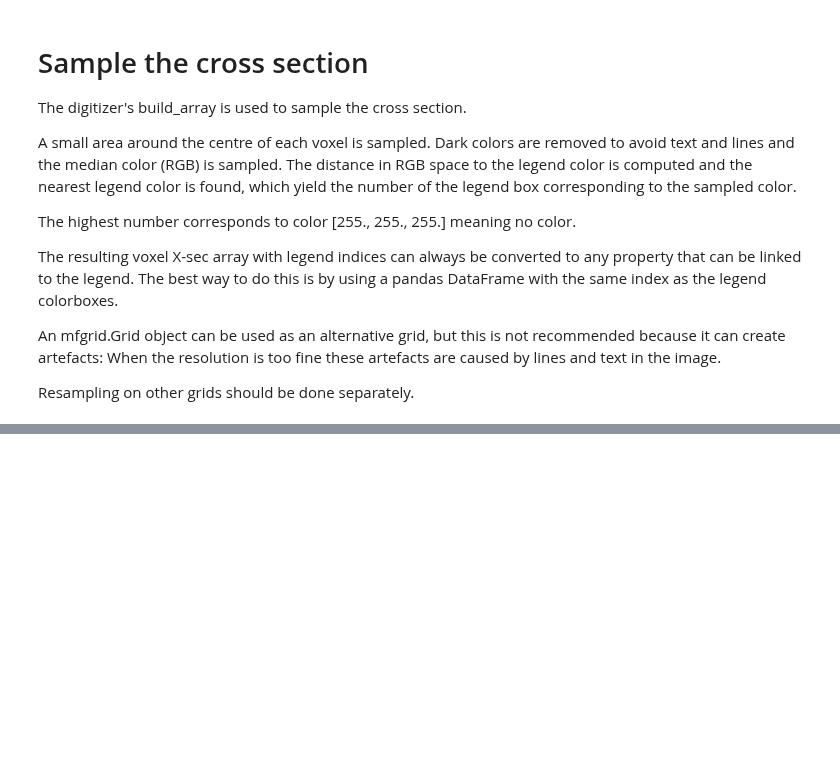
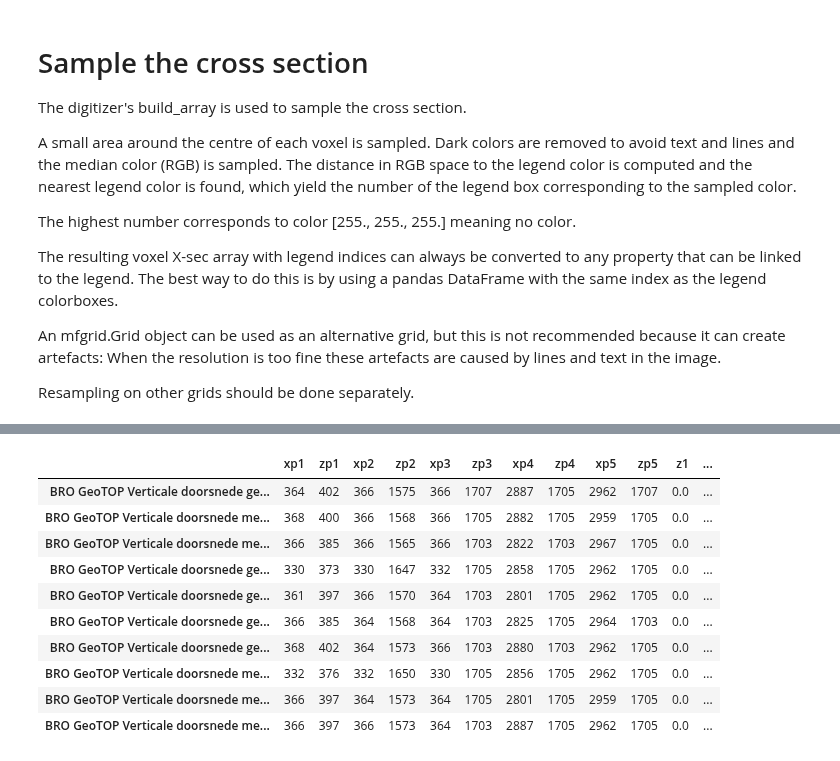
Before and after one commit to Olsthoorn/mf6lab, a Jupyter notebook: Projects/ARK_RWS/notebooks/ARK_fdm.ipynb, the cells around one changed output, grey strips where cells are left out. Saved outputs shown, nothing was run; the diff lists cells and outputs as text; code cells hidden in the pictures; blank space fills up the shorter version.

Commit message:
Working on sampling Geotop X-sections. Already got: colors, labels, extents. Still get an error in filling the legend index array.

```diff
--- a/Projects/ARK_RWS/notebooks/ARK_fdm.ipynb
+++ b/Projects/ARK_RWS/notebooks/ARK_fdm.ipynb
@@ -194,0 +375,36 @@ np.float64(249.86787992390975)
+# %%
+# --- Coordinates z1, z2, x1, x2 of the geotop cross sections
+wrld_axes = pd.DataFrame(data=np.array([
+                      [0.0, -45.0, -99.0, 0.0, 8400.0, 9999.0],
+                      [0.0, -45.0, -99.0, 0.0, 5600.0, 9999.0],
+                      [0.0, -45.0, -99.0, 0.0, 8250.0, 9999.0],
+                      [0.0, -48.0, -99.0, 0.0, 7000.0, 9999.0],
+                      [0.0, -45.0, -99.0, 0.0, 4800.0, 9999.0],
+                      [0.0, -45.0, -99.0, 0.0, 8250.0, 9999.0],
+                      [0.0, -45.0, -99.0, 0.0, 5600.0, 9999.0],
+                      [0.0, -48.0, -99.0, 0.0, 7000.0, 9999.0],
+                      [0.0, -45.0, -99.0, 0.0, 4800.0, 9999.0],
+                      [0.0, -45.0, -99.0, 0.0, 8400.0, 9999.0]
+                      ]),
+             index=db.keys(),
+             columns = ['z1', 'z2', 'z3', 'x1', 'x2', 'x3']
+)
+
+# --- Merge the two DataFrames
+for col in wrld_axes.columns:
+    extents[col] = wrld_axes[col]
+
+# --- Show the extents DataFrame
+extents
+# %% [output]
+|  | xp1 | zp1 | xp2 | zp2 | xp3 | zp3 | xp4 | zp4 | xp5 | zp5 | z1 | ... |
+| BRO GeoTOP Verticale doorsnede ge... | 364 | 402 | 366 | 1575 | 366 | 1707 | 2887 | 1705 | 2962 | 1707 | 0.0 | ... |
+| BRO GeoTOP Verticale doorsnede me... | 368 | 400 | 366 | 1568 | 366 | 1705 | 2882 | 1705 | 2959 | 1705 | 0.0 | ... |
+| BRO GeoTOP Verticale doorsnede me... | 366 | 385 | 366 | 1565 | 366 | 1703 | 2822 | 1703 | 2967 | 1705 | 0.0 | ... |
+| BRO GeoTOP Verticale doorsnede ge... | 330 | 373 | 330 | 1647 | 332 | 1705 | 2858 | 1705 | 2962 | 1705 | 0.0 | ... |
+| BRO GeoTOP Verticale doorsnede ge... | 361 | 397 | 366 | 1570 | 364 | 1703 | 2801 | 1705 | 2962 | 1705 | 0.0 | ... |
+| BRO GeoTOP Verticale doorsnede ge... | 366 | 385 | 364 | 1568 | 364 | 1703 | 2825 | 1705 | 2964 | 1703 | 0.0 | ... |
+| BRO GeoTOP Verticale doorsnede ge... | 368 | 402 | 364 | 1573 | 366 | 1703 | 2880 | 1703 | 2962 | 1705 | 0.0 | ... |
+| BRO GeoTOP Verticale doorsnede me... | 332 | 376 | 332 | 1650 | 330 | 1705 | 2856 | 1705 | 2962 | 1705 | 0.0 | ... |
+| BRO GeoTOP Verticale doorsnede me... | 366 | 397 | 364 | 1573 | 364 | 1705 | 2801 | 1705 | 2959 | 1705 | 0.0 | ... |
+| BRO GeoTOP Verticale doorsnede me... | 366 | 397 | 366 | 1573 | 364 | 1703 | 2887 | 1705 | 2962 | 1705 | 0.0 | ... |
```
Also changed, not shown: parts of 22 cells of this notebook, 17 other files.
